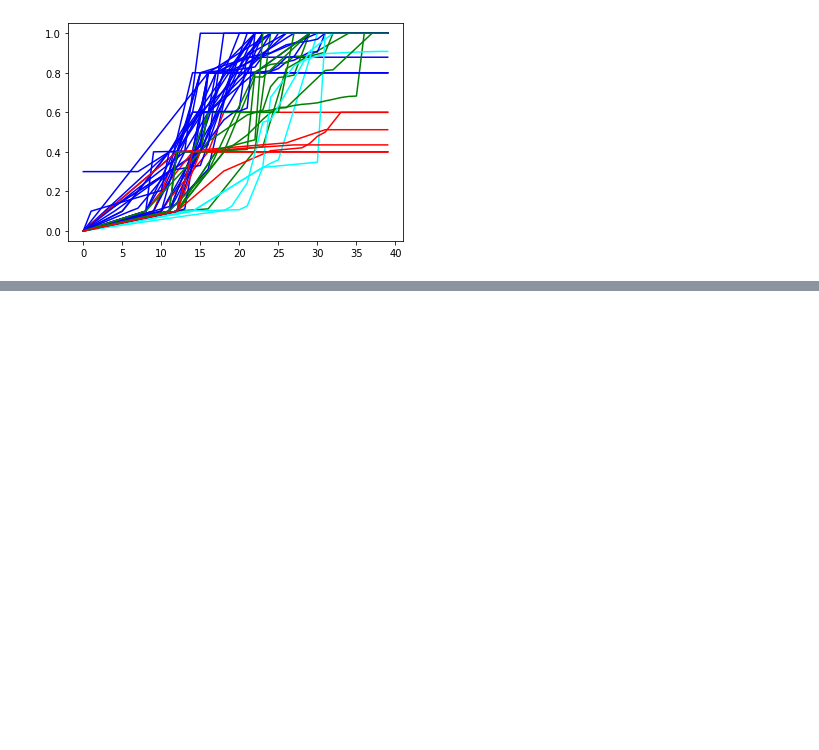
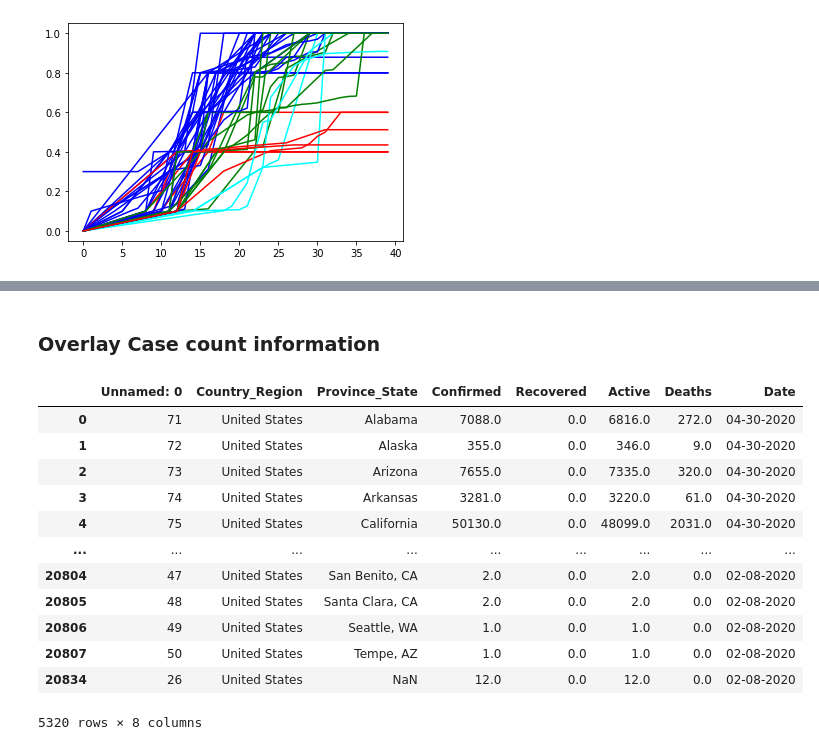
Before and after one commit to covidvis/covid19-vis, a Jupyter notebook: notebooks/Intervention Footprint Trajectory-Clean.ipynb, the cells around one changed output, grey strips where cells are left out. Cells and saved outputs as stored; diff of their text form; code cells hidden in the pictures; blank space fills up the shorter version.

```diff
--- a/notebooks/Intervention Footprint Trajectory-Clean.ipynb
+++ b/notebooks/Intervention Footprint Trajectory-Clean.ipynb
@@ -343,3 +482,9 @@ for state in tseries4plot.State.unique():
 #     )
 # # alt.layer(chart2).facet(data=df_all,columns='State')
 # # alt.layer(chart,chart2,data=df_all).facet(column='State')
+# %% [markdown]
+### Overlay Case count information
+# %%
+from chartlib import CovidChart, DaysSinceNumReached, days_between
+days_since = 20
+jhu_df = pd.read_csv('./data/jhu-data.csv')
@@ -345,0 +493,16 @@ for state in tseries4plot.State.unique():
+# %%
+jhu_df[jhu_df["Country_Region"]=="United States"]
+# %% [output]
+|  | Unnamed: 0 | Country_Region | Province_State | Confirmed | Recovered | Active | Deaths | Date |
+| 0 | 71 | United States | Alabama | 7088.0 | 0.0 | 6816.0 | 272.0 | 04-30-2020 |
+| 1 | 72 | United States | Alaska | 355.0 | 0.0 | 346.0 | 9.0 | 04-30-2020 |
+| 2 | 73 | United States | Arizona | 7655.0 | 0.0 | 7335.0 | 320.0 | 04-30-2020 |
+| 3 | 74 | United States | Arkansas | 3281.0 | 0.0 | 3220.0 | 61.0 | 04-30-2020 |
+| 4 | 75 | United States | California | 50130.0 | 0.0 | 48099.0 | 2031.0 | 04-30-2020 |
+| ... | ... | ... | ... | ... | ... | ... | ... | ... |
+| 20804 | 47 | United States | San Benito, CA | 2.0 | 0.0 | 2.0 | 0.0 | 02-08-2020 |
+| 20805 | 48 | United States | Santa Clara, CA | 2.0 | 0.0 | 2.0 | 0.0 | 02-08-2020 |
+| 20806 | 49 | United States | Seattle, WA | 1.0 | 0.0 | 1.0 | 0.0 | 02-08-2020 |
+| 20807 | 50 | United States | Tempe, AZ | 1.0 | 0.0 | 1.0 | 0.0 | 02-08-2020 |
+| 20834 | 26 | United States | NaN | 12.0 | 0.0 | 12.0 | 0.0 | 02-08-2020 |
+5320 rows × 8 columns
```
Also changed, not shown: parts of 20 cells of this notebook, 3 other files.
